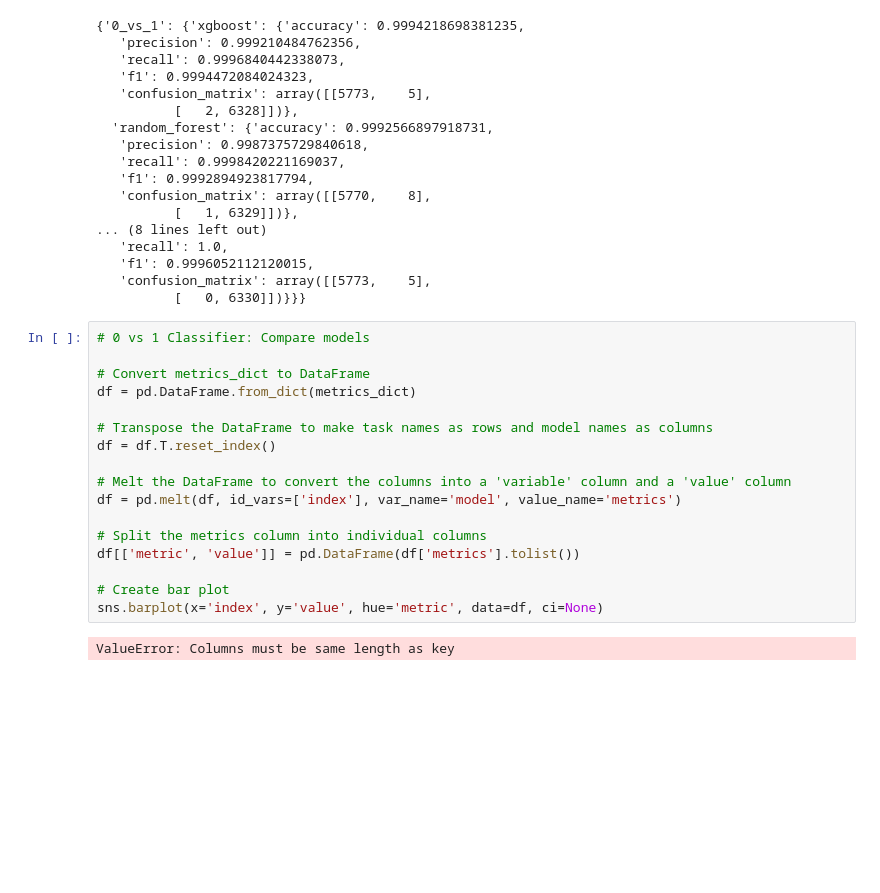
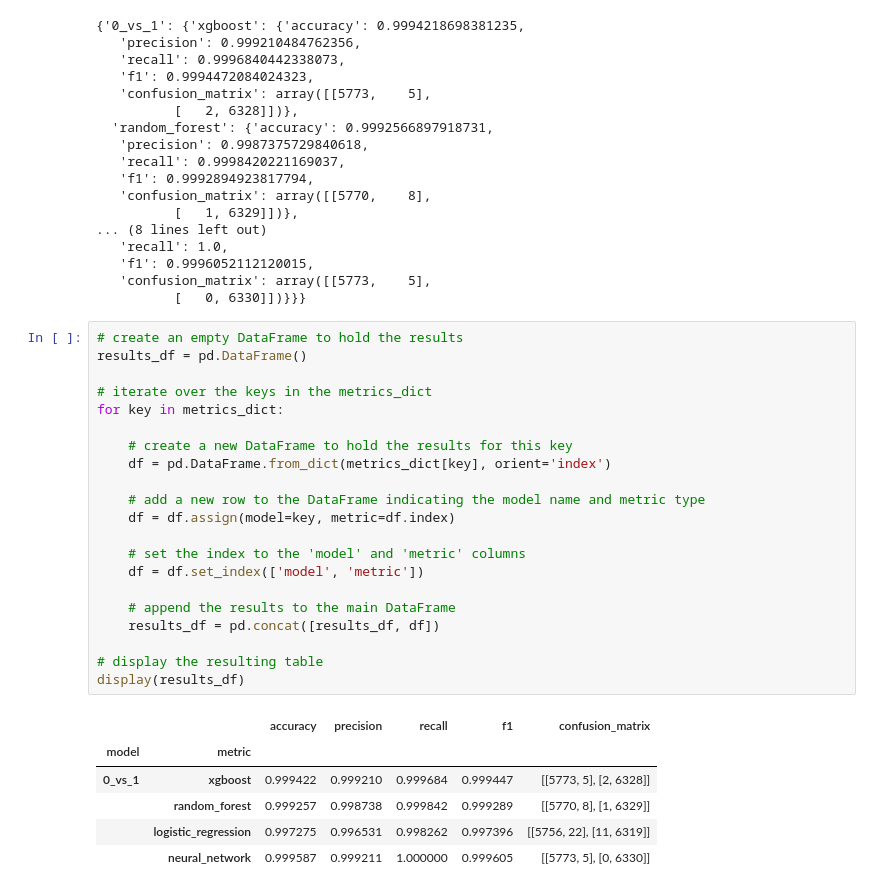
Before and after one commit to christopherseaman/datasci-seminar, a Jupyter notebook: 3-image_classification/2-hands-on_handwritten.ipynb, the cells around one changed output. Cells and saved outputs as stored; diff of their text form; blank space fills up the shorter version.

```diff
--- a/3-image_classification/2-hands-on_handwritten.ipynb
+++ b/3-image_classification/2-hands-on_handwritten.ipynb
@@ -497,22 +497,31 @@ metrics_dict
    'f1': 0.9996052112120015,
    'confusion_matrix': array([[5773,    5],
           [   0, 6330]])}}}
-# %%
-# 0 vs 1 Classifier: Compare models
-
-# Convert metrics_dict to DataFrame
-df = pd.DataFrame.from_dict(metrics_dict)
-
-# Transpose the DataFrame to make task names as rows and model names as columns
-df = df.T.reset_index()
-
-# Melt the DataFrame to convert the columns into a 'variable' column and a 'value' column
-df = pd.melt(df, id_vars=['index'], var_name='model', value_name='metrics')
-
-# Split the metrics column into individual columns
-df[['metric', 'value']] = pd.DataFrame(df['metrics'].tolist())
-
-# Create bar plot
-sns.barplot(x='index', y='value', hue='metric', data=df, ci=None)
-# %% [output]
-ValueError: Columns must be same length as key
+# %%
+# create an empty DataFrame to hold the results
+results_df = pd.DataFrame()
+
+# iterate over the keys in the metrics_dict
+for key in metrics_dict:
+
+    # create a new DataFrame to hold the results for this key
+    df = pd.DataFrame.from_dict(metrics_dict[key], orient='index')
+
+    # add a new row to the DataFrame indicating the model name and metric type
+    df = df.assign(model=key, metric=df.index)
+
+    # set the index to the 'model' and 'metric' columns
+    df = df.set_index(['model', 'metric'])
+
+    # append the results to the main DataFrame
+    results_df = pd.concat([results_df, df])
+
+# display the resulting table
+display(results_df)
+# %% [output]
+|  |  | accuracy | precision | recall | f1 | confusion_matrix |
+| model | metric |  |  |  |  |  |
+| 0_vs_1 | xgboost | 0.999422 | 0.999210 | 0.999684 | 0.999447 | [[5773, 5], [2, 6328]] |
+|  | random_forest | 0.999257 | 0.998738 | 0.999842 | 0.999289 | [[5770, 8], [1, 6329]] |
+|  | logistic_regression | 0.997275 | 0.996531 | 0.998262 | 0.997396 | [[5756, 22], [11, 6319]] |
+|  | neural_network | 0.999587 | 0.999211 | 1.000000 | 0.999605 | [[5773, 5], [0, 6330]] |
```
Also changed, not shown: parts of 2 cells of this notebook.
